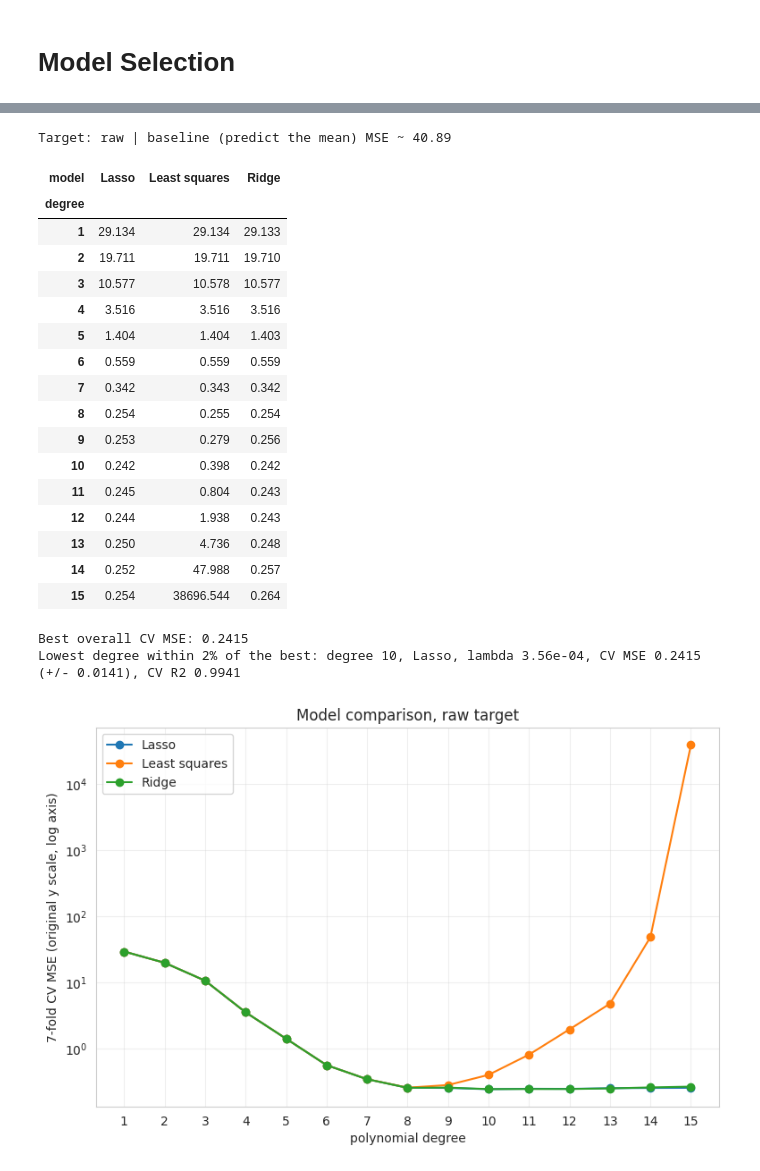
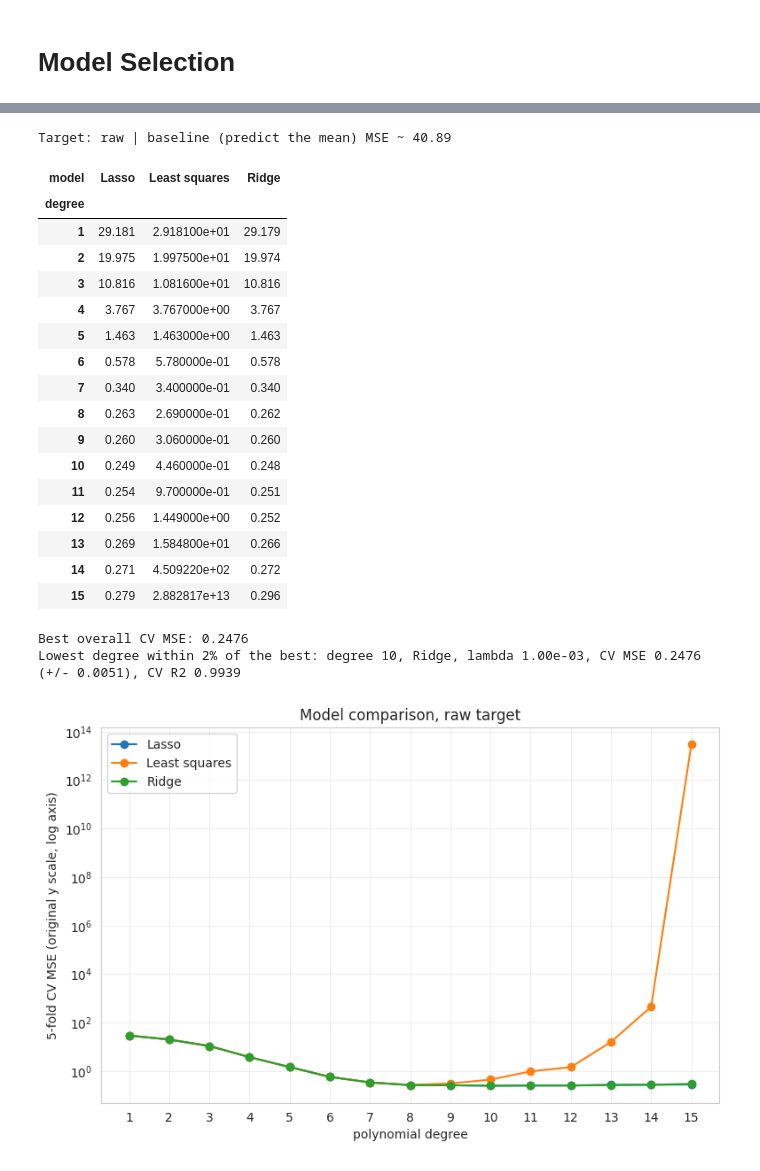
Before and after one commit to RohanCoderiiitb/AIT-511-Machine-Learning-Assignment-1, a Jupyter notebook: problem_statement_2.ipynb, the cells around one changed output, grey strips where cells are left out. Drawn from its saved outputs; the diff is of its cells as text; code cells hidden in the pictures.

```diff
--- a/problem_statement_2.ipynb
+++ b/problem_statement_2.ipynb
@@ -347,7 +347,7 @@ from sklearn.exceptions import ConvergenceWarning
 warnings.filterwarnings('ignore', category=ConvergenceWarning)
 
 TARGET = 'log'
-K = 7
+K = 5
 degrees      = list(range(1, 16))
 ridge_lams   = np.logspace(-6, 1, 29)
 lasso_alphas = np.logspace(0, -5, 30)
@@ -451,7 +451,7 @@ from sklearn.exceptions import ConvergenceWarning
 warnings.filterwarnings('ignore', category=ConvergenceWarning)
 
 TARGET = 'raw'
-K = 7
+K = 5
 degrees      = list(range(1, 16))
 ridge_lams   = np.logspace(-6, 1, 29)
 lasso_alphas = np.logspace(0, -5, 30)
@@ -502,49 +502,49 @@ for i, d in enumerate(degrees):
                      cv_mse=ls_sc[i].mean(), cv_std=ls_sc[i].std()))
     j = ridge_sc[i].mean(axis=1).argmin()
     rows.append(dict(degree=d, model='Ridge', lam=ridge_lams[j],
                      cv_mse=ridge_sc[i, j].mean(), cv_std=ridge_sc[i, j].std()))
     a = lasso_sc[i].mean(axis=1).argmin()
     rows.append(dict(degree=d, model='Lasso', lam=lasso_alphas[a],
                      cv_mse=lasso_sc[i, a].mean(), cv_std=lasso_sc[i, a].std()))
 res = pd.DataFrame(rows)
 res['cv_r2'] = 1 - res.cv_mse / y_train.var().item()
 
 print(f"Target: {TARGET} | baseline (predict the mean) MSE ~ {y_train.var().item():.2f}\n")
 display(res.pivot(index='degree', columns='model', values='cv_mse').round(3))
 
 best = res.cv_mse.min()
 pick = res[res.cv_mse <= 1.02 * best].sort_values(['degree', 'cv_mse']).iloc[0]
 print(f"\nBest overall CV MSE: {best:.4f}")
 print(f"Lowest degree within 2% of the best: degree {int(pick.degree)}, {pick.model}, "
       f"lambda {pick.lam:.2e}, CV MSE {pick.cv_mse:.4f} (+/- {pick.cv_std:.4f}), CV R2 {pick.cv_r2:.4f}")
 
 plt.figure(figsize=(9, 5.5))
 for name, gg in res.groupby('model'):
     plt.plot(gg.degree, gg.cv_mse, marker='o', label=name)
 plt.yscale('log'); plt.xticks(degrees)
 plt.xlabel('polynomial degree'); plt.ylabel(f'{K}-fold CV MSE (original y scale, log axis)')
 plt.title(f'Model comparison, {TARGET} target'); plt.legend(); plt.grid(alpha=0.3)
 plt.show()
 # %% [output]
 Target: raw | baseline (predict the mean) MSE ~ 40.89
 | model | Lasso | Least squares | Ridge |
 | degree |  |  |  |
-| 1 | 29.134 | 29.134 | 29.133 |
-| 2 | 19.711 | 19.711 | 19.710 |
-| 3 | 10.577 | 10.578 | 10.577 |
-| 4 | 3.516 | 3.516 | 3.516 |
-| 5 | 1.404 | 1.404 | 1.403 |
-| 6 | 0.559 | 0.559 | 0.559 |
-| 7 | 0.342 | 0.343 | 0.342 |
-| 8 | 0.254 | 0.255 | 0.254 |
-| 9 | 0.253 | 0.279 | 0.256 |
-| 10 | 0.242 | 0.398 | 0.242 |
-| 11 | 0.245 | 0.804 | 0.243 |
-| 12 | 0.244 | 1.938 | 0.243 |
-| 13 | 0.250 | 4.736 | 0.248 |
-| 14 | 0.252 | 47.988 | 0.257 |
-| 15 | 0.254 | 38696.544 | 0.264 |
+| 1 | 29.181 | 2.918100e+01 | 29.179 |
+| 2 | 19.975 | 1.997500e+01 | 19.974 |
+| 3 | 10.816 | 1.081600e+01 | 10.816 |
+| 4 | 3.767 | 3.767000e+00 | 3.767 |
+| 5 | 1.463 | 1.463000e+00 | 1.463 |
+| 6 | 0.578 | 5.780000e-01 | 0.578 |
+| 7 | 0.340 | 3.400000e-01 | 0.340 |
+| 8 | 0.263 | 2.690000e-01 | 0.262 |
+| 9 | 0.260 | 3.060000e-01 | 0.260 |
+| 10 | 0.249 | 4.460000e-01 | 0.248 |
+| 11 | 0.254 | 9.700000e-01 | 0.251 |
+| 12 | 0.256 | 1.449000e+00 | 0.252 |
+| 13 | 0.269 | 1.584800e+01 | 0.266 |
+| 14 | 0.271 | 4.509220e+02 | 0.272 |
+| 15 | 0.279 | 2.882817e+13 | 0.296 |
-Best overall CV MSE: 0.2415
-Lowest degree within 2% of the best: degree 10, Lasso, lambda 3.56e-04, CV MSE 0.2415 (+/- 0.0141), CV R2 0.9941
+Best overall CV MSE: 0.2476
+Lowest degree within 2% of the best: degree 10, Ridge, lambda 1.00e-03, CV MSE 0.2476 (+/- 0.0051), CV R2 0.9939
-[figure, old version]
+[figure, new version]
 # %%
```
Also changed, not shown: parts of 8 cells of this notebook.
